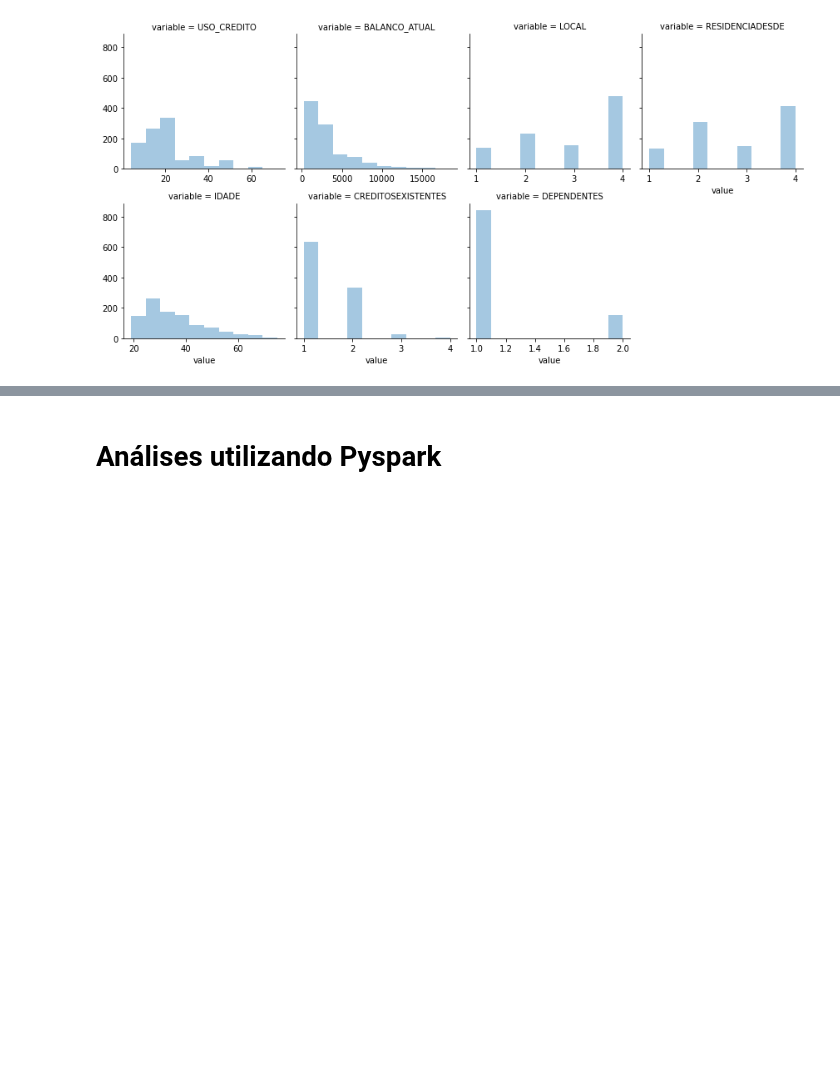
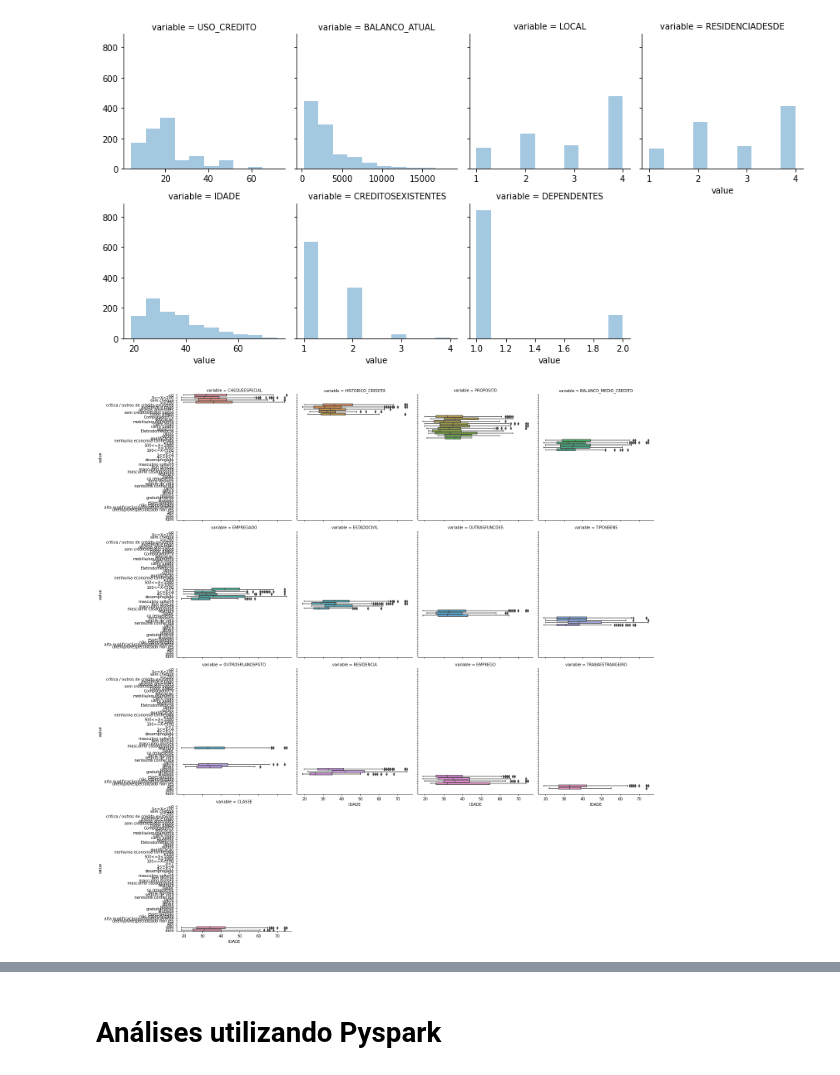
Before and after one commit to lauraalexandria/cursos-python, a Jupyter notebook: analises_iniciais.ipynb, the cells around one changed output, grey strips where cells are left out. Drawn from its saved outputs; the diff is of its cells as text; code cells hidden in the pictures; blank space fills up the shorter version.

```diff
--- a/analises_iniciais.ipynb
+++ b/analises_iniciais.ipynb
@@ -174,3 +174,7 @@ pd.set_option('display.max_columns', 500)
 df = pd.read_csv("data/Credit.csv", sep=";", encoding="latin_1")
 df["id"] = range(len(df))
 df.head()
+
+chave_id = "id"
+target_num = "IDADE"
+target_cat = "CLASSE"
@@ -218,3 +215,10 @@ g.map(plt.hist, "value", alpha=.4)
 [figure]
 # %%
 # Boxplots para Comparar Target Numérico e Variáveis Categóricas
+
+df_melt_cat = df.melt(id_vars=[chave_id, target_num], value_vars=df.select_dtypes("object"))
+sns.catplot(data=df_melt_cat.reset_index(), y = "value", x=target_num, kind = "box", col = "variable", col_wrap = 4,
+            facet_kws={"sharey":False, "sharex":False})
+plt.show()
+# %% [output]
+[figure, added]
```
Also changed, not shown: parts of 8 cells of this notebook.
